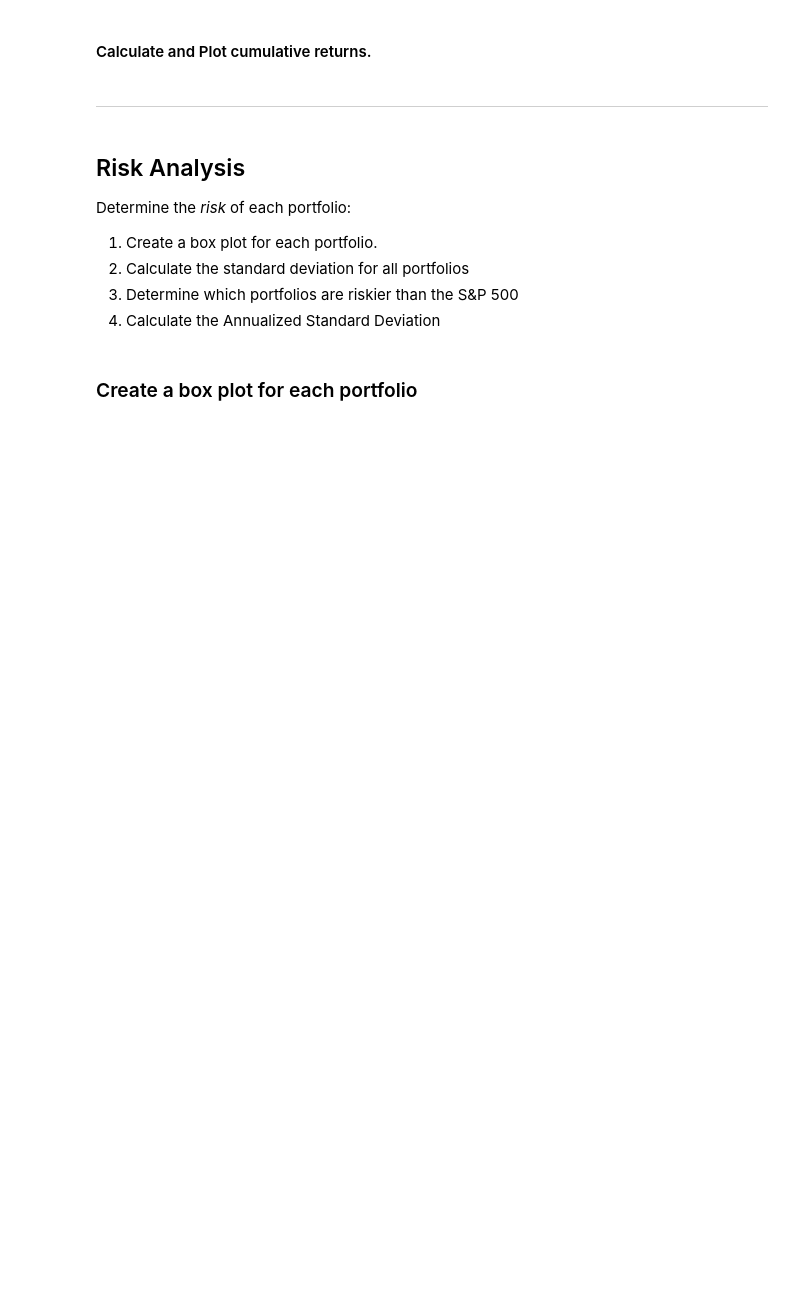
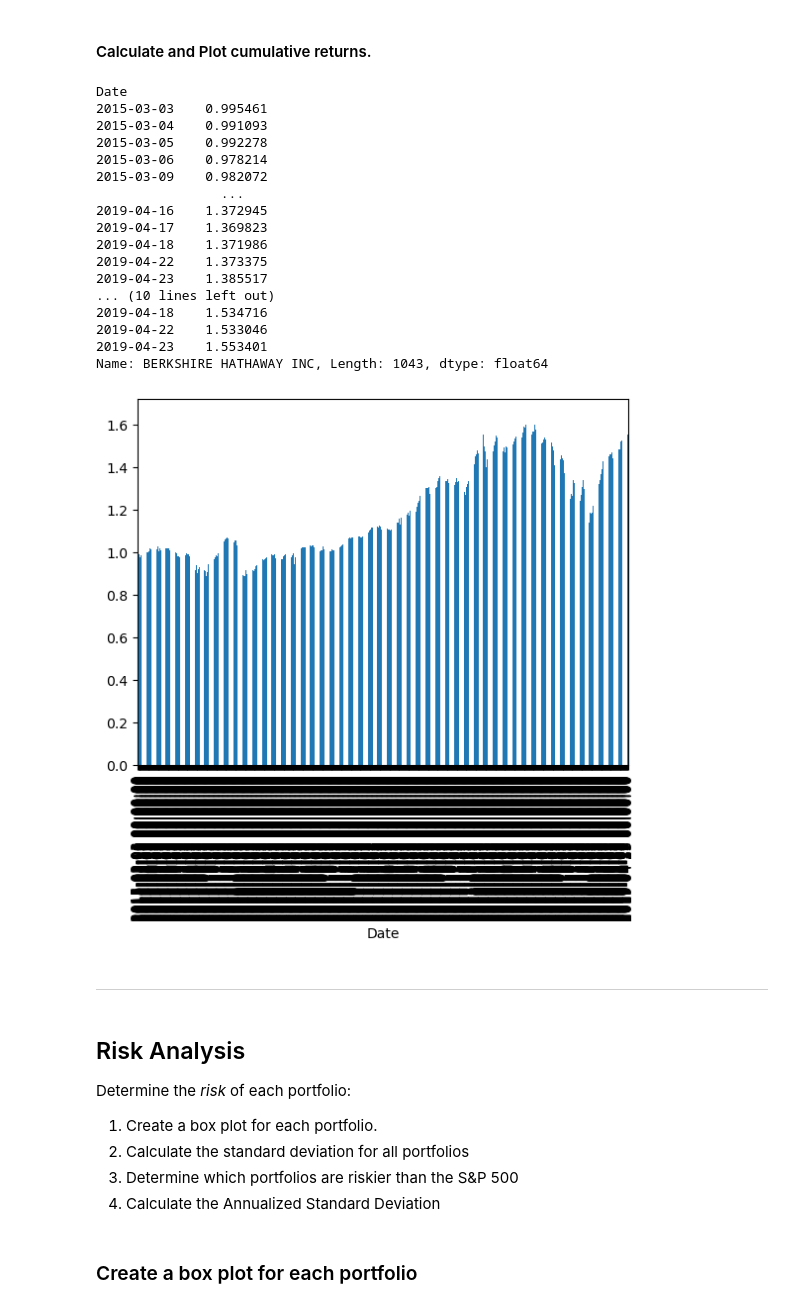
Before and after one commit to MontgomeryG/python-homework, a Jupyter notebook: Starter_Code 2/whale_analysis.ipynb, the cells around one changed output. Cells and saved outputs as stored; diff of their text form; code cells hidden in the pictures; blank space fills up the shorter version.

```diff
--- a/Starter_Code 2/whale_analysis.ipynb
+++ b/Starter_Code 2/whale_analysis.ipynb
@@ -170,3 +306,38 @@ In this section, you will calculate and visualize performance and risk metrics f
+# %%
+# Calculate cumulative returns of all portfolios
+
+#cumulative_returns = (1 + daily_returns).cumprod()
+
+sp500_cuml_returns = (1 + combined_df['SP500 Daily % Return']).cumprod()
+
+
+berk_cuml_returns = (1 + combined_df['BERKSHIRE HATHAWAY INC']).cumprod()
+
+print(sp500_cuml_returns)
+print(berk_cuml_returns)
+# Plot cumulative returns
+
+sp500_cuml_plot = sp500_cuml_returns.plot(kind='bar')
+ber_cuml_plot = berk_cuml_returns.plot(kind='bar')
+# %% [output]
+Date
+2015-03-03    0.995461
+2015-03-04    0.991093
+2015-03-05    0.992278
+2015-03-06    0.978214
+2015-03-09    0.982072
+                ...
+2019-04-16    1.372945
+2019-04-17    1.369823
+2019-04-18    1.371986
+2019-04-22    1.373375
+2019-04-23    1.385517
+... (10 lines left out)
+2019-04-18    1.534716
+2019-04-22    1.533046
+2019-04-23    1.553401
+Name: BERKSHIRE HATHAWAY INC, Length: 1043, dtype: float64
+[figure, added]
 # %% [markdown]
 ---
 # %% [markdown]
```
Also changed, not shown: parts of 25 cells of this notebook.
